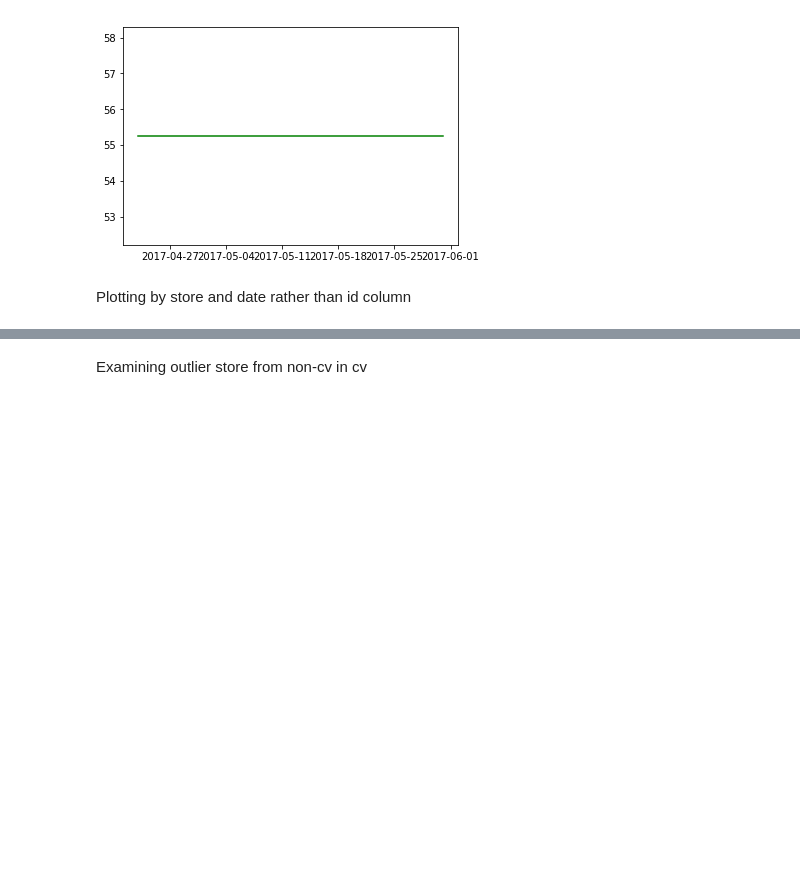
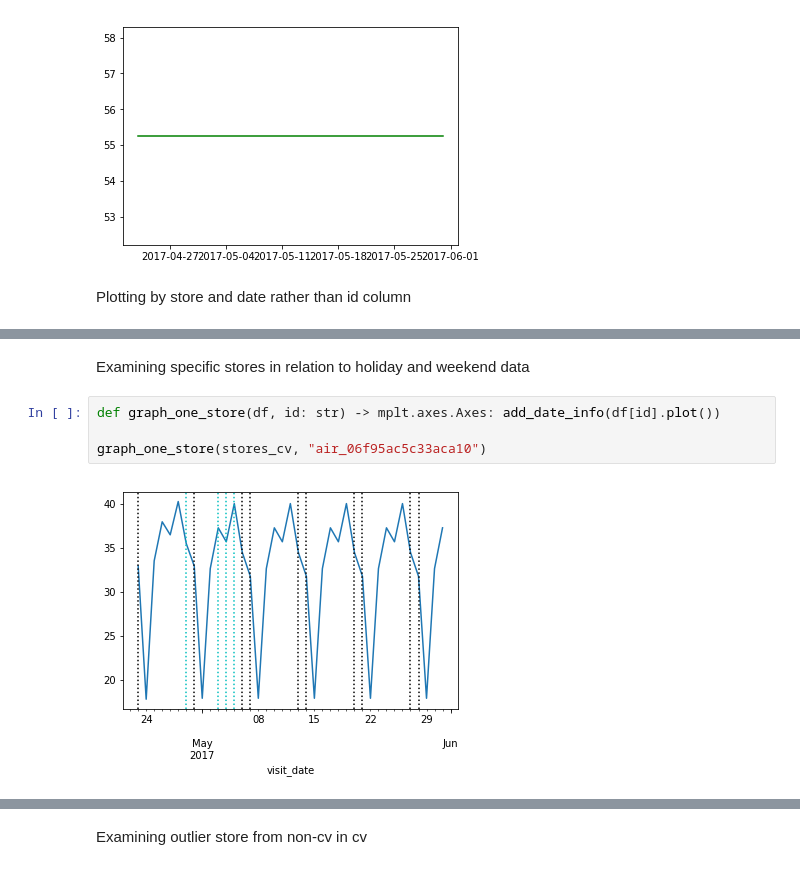
Before and after one commit to hughesaj524/visitor-forecasting, a Jupyter notebook: charts.ipynb, the cells around one changed output, grey strips where cells are left out. Cells and saved outputs as stored; diff of their text form; blank space fills up the shorter version.

```diff
--- a/charts.ipynb
+++ b/charts.ipynb
@@ -74,3 +70,11 @@ graph_one_store(stores_cv, "air_06f95ac5c33aca10")
+# %% [markdown]
+Examining specific stores in relation to holiday and weekend data
+# %%
+def graph_one_store(df, id: str) -> mplt.axes.Axes: add_date_info(df[id].plot())
+
+graph_one_store(stores_cv, "air_06f95ac5c33aca10")
+# %% [output]
+[figure, added]
 # %%
 graph_one_store(stores_cv, "air_56cebcbd6906e04c")
 # %% [output]
```
Also changed, not shown: parts of 19 cells of this notebook, 2 other files.
